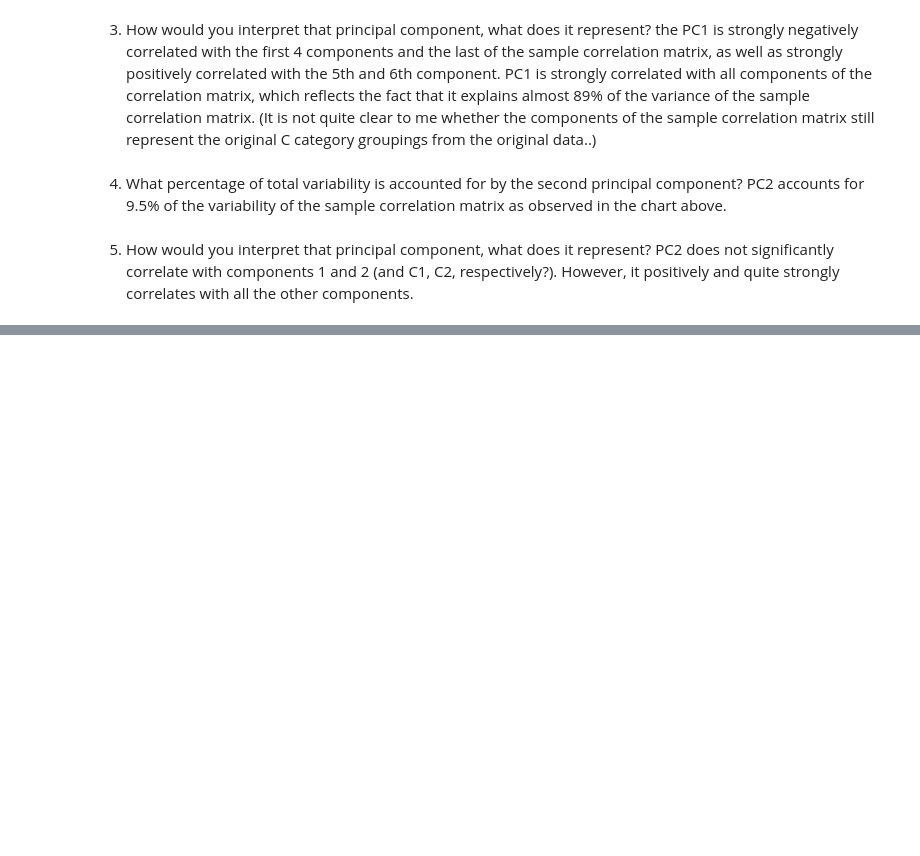
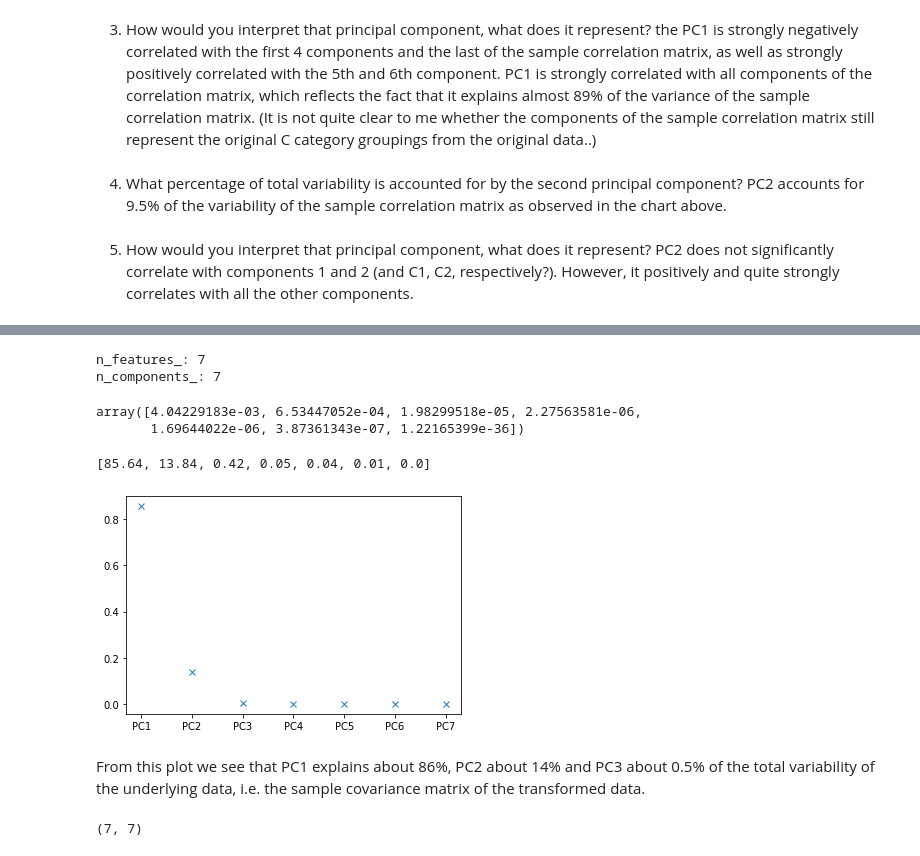
Before and after one commit to lukaszbinden/mli, a Jupyter notebook: assignments/assignment_1/Assignment 2 Question 4 PCA.ipynb, the cells around one changed output, grey strips where cells are left out. Cells and saved outputs as stored; diff of their text form; code cells hidden in the pictures; blank space fills up the shorter version.

```diff
--- a/assignments/assignment_1/Assignment 2 Question 4 PCA.ipynb
+++ b/assignments/assignment_1/Assignment 2 Question 4 PCA.ipynb
@@ -265,0 +293,12 @@ PC2 does not significantly correlate with components 1 and 2 (and C1, C2, respec
+# %%
+# 7. Apply the transformation (2) to the data. What is the resulting data table?
+from numpy import log as ln
+
+train_transform = pd.DataFrame(columns=train.columns, index=train.index)
+for index, row in train.iterrows():
+    # apply formula (2) to each value of data value X_{ij}^*
+    sum_ln = row.apply(lambda x: ln(x)).sum() / len(train.columns)
+    row_transform = row.apply(lambda x: ln(x) - sum_ln)
+    train_transform.loc[index] = row_transform
+
+train_transform
@@ -265,0 +324,15 @@ PC2 does not significantly correlate with components 1 and 2 (and C1, C2, respec
+# %%
+# 8. What is the sample covariance matrix for these (transformed) data?
+
+# according to the definition of Q:
+# # Q = 1/(n-1) (X')^TX'
+# let's center the transformed data first to obtain X':
+n = train_transform.shape[0]
+p = train_transform.shape[1]
+sample_mean = np.mean(train_transform, axis=0)
+X_centered = train_transform - sample_mean
+X_centered
+
+# now, the sample covariance matrix Q is:
+Q_transform = 1/(n-1)*np.dot(X_centered.T, X_centered)
+Q_transform
@@ -265,0 +357,30 @@ PC2 does not significantly correlate with components 1 and 2 (and C1, C2, respec
+# %%
+# 9. Perform PCA on this covariance matrix and interpret the first three principal components.
+
+n = Q_transform.shape[0]
+p = Q_transform.shape[1]
+pca = PCA(n_components=p);
+pca.fit(Q_transform)
+print('n_features_:', pca.n_features_)
+print('n_components_:', pca.n_components_)
+# %% [output]
+n_features_: 7
+n_components_: 7
+# %%
+pca.explained_variance_
+# %% [output]
+array([4.04229183e-03, 6.53447052e-04, 1.98299518e-05, 2.27563581e-06,
+       1.69644022e-06, 3.87361343e-07, 1.22165399e-36])
+# %%
+pylab.plot([x / sum(pca.explained_variance_) for x in pca.explained_variance_], 'x')
+print([round(x / sum(pca.explained_variance_) * 100, 2) for x in pca.explained_variance_])
+pylab.xticks(range(p), ['PC' + str(i) for i in range(1, p+1)]);
+# %% [output]
+[85.64, 13.84, 0.42, 0.05, 0.04, 0.01, 0.0]
+[figure, added]
+# %% [markdown]
+From this plot we see that PC1 explains about 86%, PC2 about 14% and PC3 about 0.5% of the total variability of the underlying data, i.e. the sample covariance matrix of the transformed data.
+# %%
+Z = pca.transform(Q_transform); Z.shape
+# %% [output]
+(7, 7)
```
Also changed, not shown: parts of 6 cells of this notebook.
